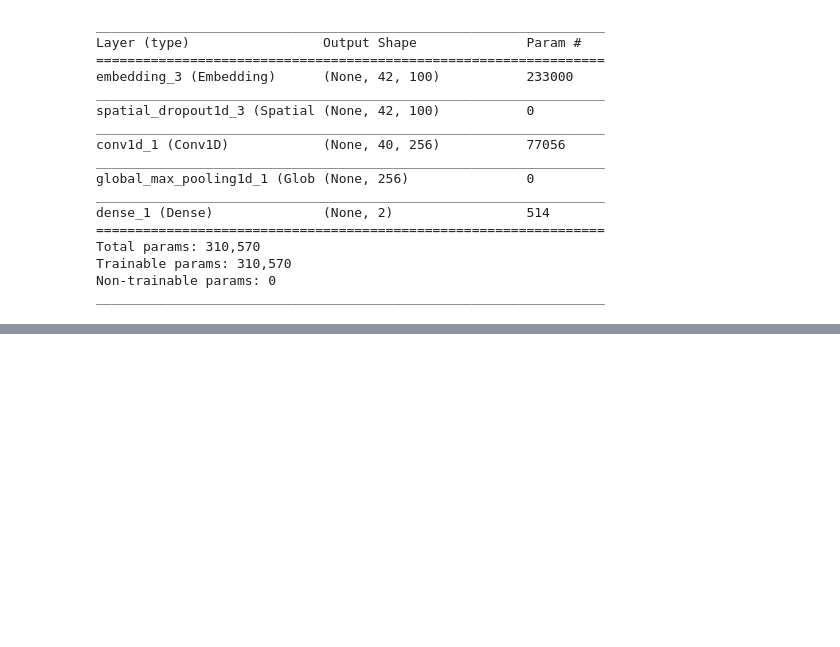
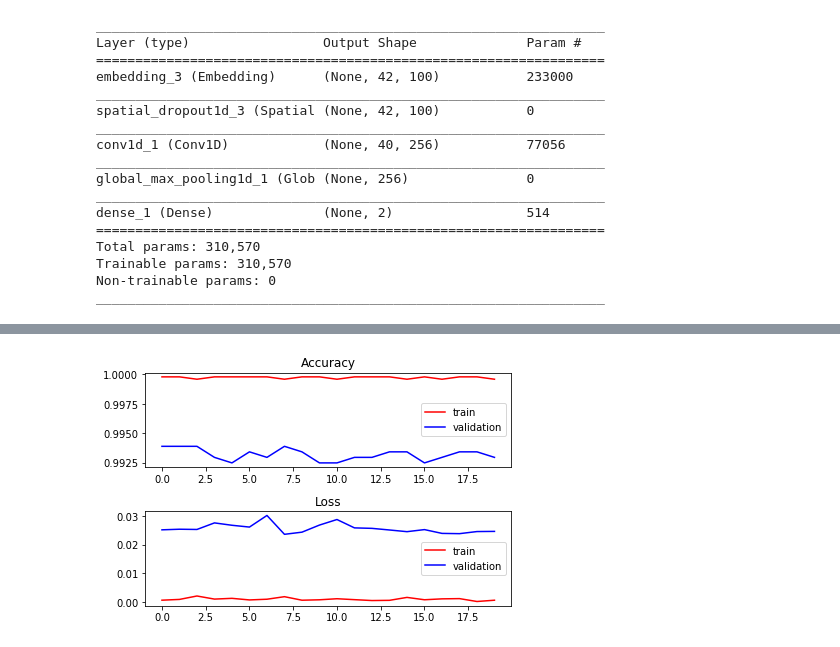
Before and after one commit to abhikbanerjee/DeepLearningKeras, a Jupyter notebook: Learn_Word_Embeddings_Keras.ipynb, the cells around one changed output, grey strips where cells are left out. Drawn from its saved outputs; the diff is of its cells as text; code cells hidden in the pictures; blank space fills up the shorter version.

Commit message:
plot the loss and the accuracy curves

```diff
--- a/Learn_Word_Embeddings_Keras.ipynb
+++ b/Learn_Word_Embeddings_Keras.ipynb
@@ -113,7 +114,7 @@ _________________________________________________________________
 # have the model compile and fit on the training data
 
 model.compile(loss="categorical_crossentropy", optimizer="adam", metrics=["accuracy"])
-model.fit(X_train, Y_train, batch_size=BATCH_SIZE, epochs=NUM_EPOCHS, validation_data=(X_test, Y_test))
+history = model.fit(X_train, Y_train, batch_size=BATCH_SIZE, epochs=NUM_EPOCHS, validation_data=(X_test, Y_test))
 # %% [output]
 Train on 4960 samples, validate on 2126 samples
 Epoch 1/20
@@ -135,0 +136,19 @@ Epoch 20/20
+# %%
+#plot loss function
+
+plt.subplot(211)
+plt.title("Accuracy")
+plt.plot(history.history["acc"], color="r", label="train")
+plt.plot(history.history["val_acc"], color="b", label="validation")
+plt.legend(loc="best")
+
+plt.subplot(212)
+plt.title("Loss")
+plt.plot(history.history["loss"], color="r", label="train")
+plt.plot(history.history["val_loss"], color="b", label="validation")
+plt.legend(loc="best")
+
+plt.tight_layout()
+plt.show()
+# %% [output]
+[figure, added]
```
Also changed, not shown: parts of 3 cells of this notebook.
